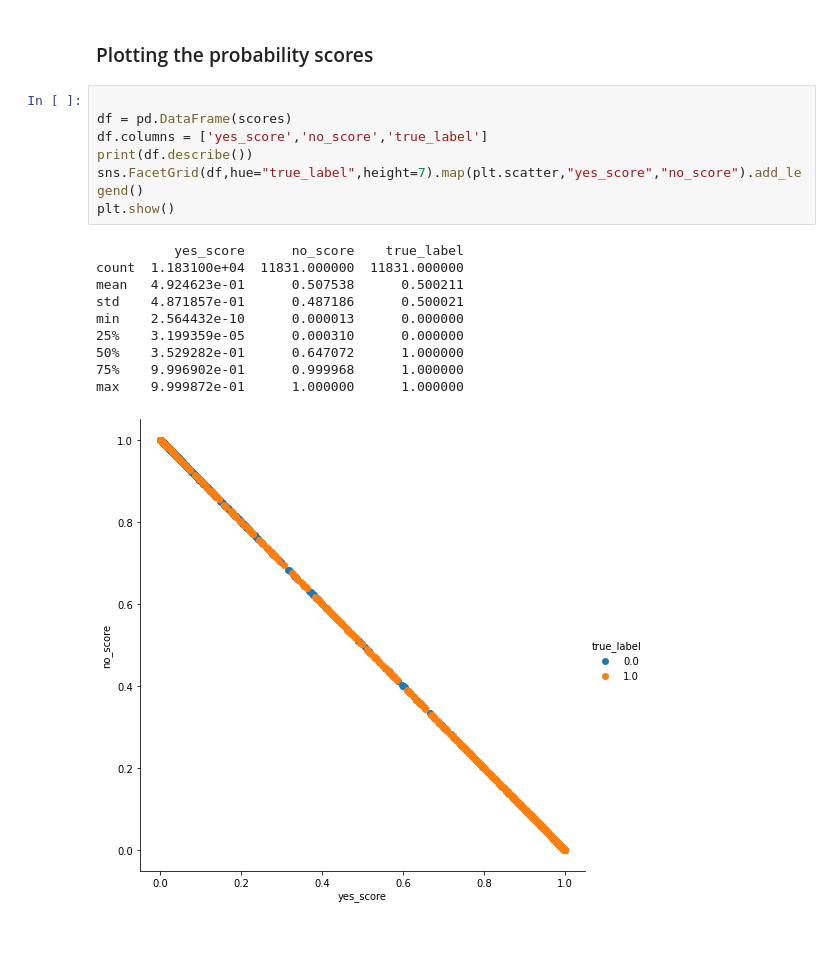
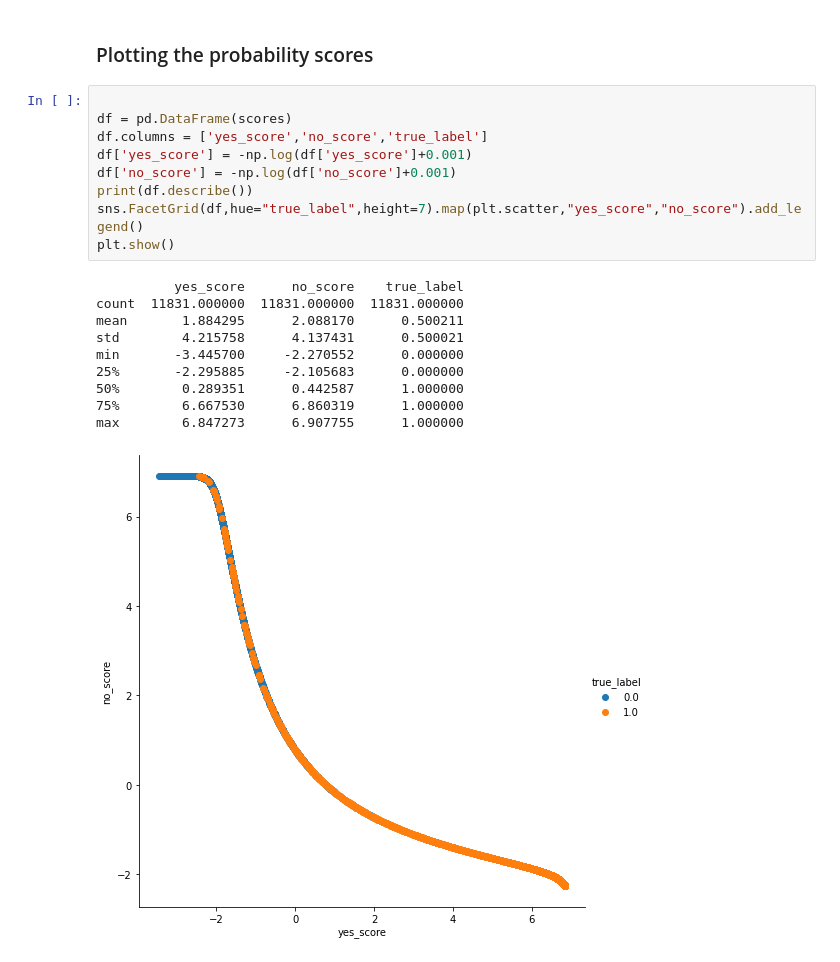
Before and after one commit to nmnsharma007/SimplifiedObjectDetection, a Jupyter notebook: MNIST classification.ipynb, the cells around one changed output. Drawn from its saved outputs; the diff is of its cells as text.

Commit message:
analyzed the plots

```diff
--- a/MNIST classification.ipynb
+++ b/MNIST classification.ipynb
@@ -245,18 +251,20 @@ Accuracy : 97.4%
 # %%
 
 df = pd.DataFrame(scores)
 df.columns = ['yes_score','no_score','true_label']
+df['yes_score'] = -np.log(df['yes_score']+0.001)
+df['no_score'] = -np.log(df['no_score']+0.001)
 print(df.describe())
 sns.FacetGrid(df,hue="true_label",height=7).map(plt.scatter,"yes_score","no_score").add_legend()
 plt.show()
 # %% [output]
           yes_score      no_score    true_label
-count  1.183100e+04  11831.000000  11831.000000
-mean   4.924623e-01      0.507538      0.500211
-std    4.871857e-01      0.487186      0.500021
-min    2.564432e-10      0.000013      0.000000
-25%    3.199359e-05      0.000310      0.000000
-50%    3.529282e-01      0.647072      1.000000
-75%    9.996902e-01      0.999968      1.000000
-max    9.999872e-01      1.000000      1.000000
+count  11831.000000  11831.000000  11831.000000
+mean       1.884295      2.088170      0.500211
+std        4.215758      4.137431      0.500021
+min       -3.445700     -2.270552      0.000000
+25%       -2.295885     -2.105683      0.000000
+50%        0.289351      0.442587      1.000000
+75%        6.667530      6.860319      1.000000
+max        6.847273      6.907755      1.000000
-[figure, old version]
+[figure, new version]
```
Also changed, not shown: parts of 4 cells of this notebook.
